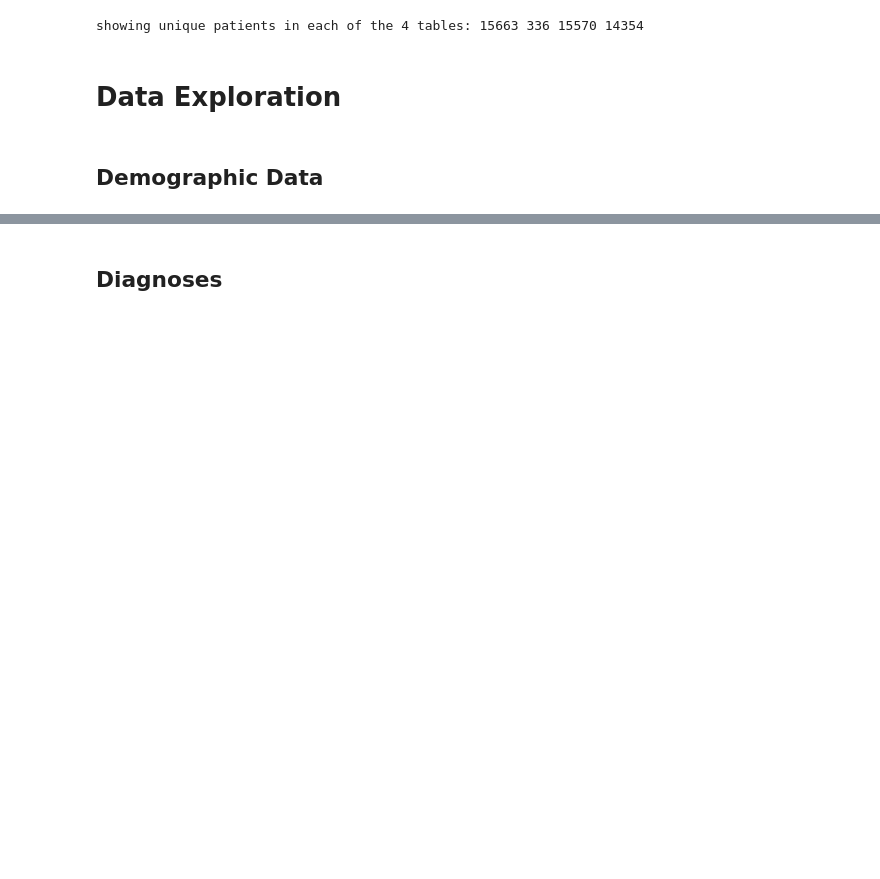
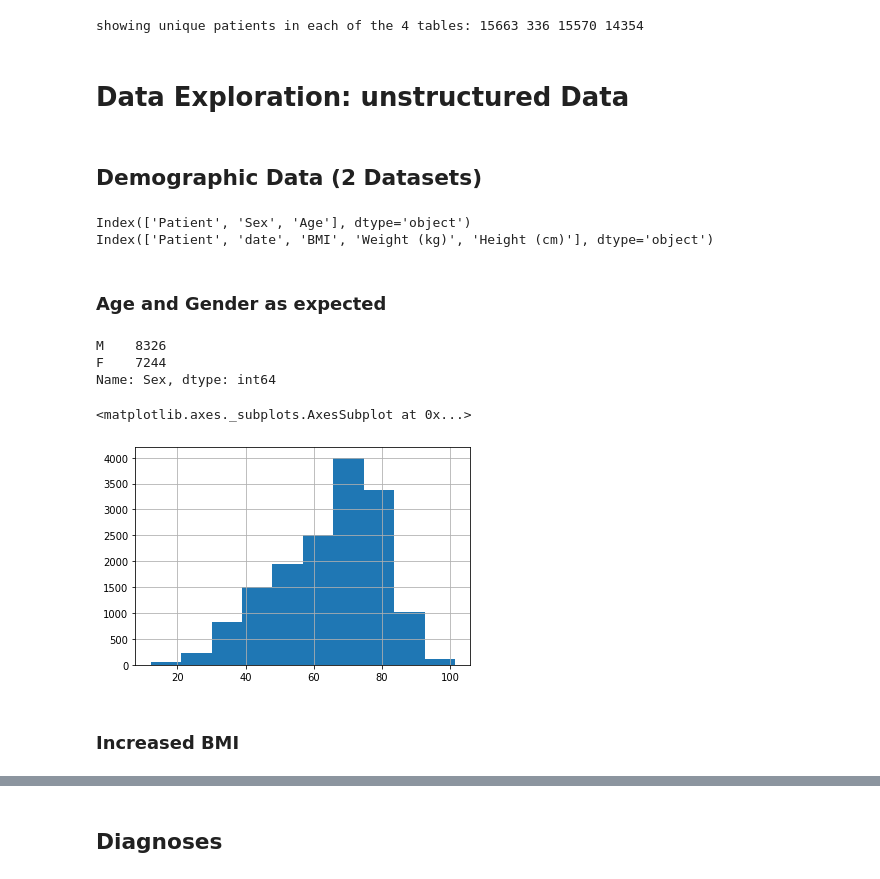
Before and after one commit to bsenst/LoopOfHenle, a Jupyter notebook: DataExploration.ipynb, the cells around one changed output, grey strips where cells are left out. Drawn from its saved outputs; the diff is of its cells as text; code cells hidden in the pictures; blank space fills up the shorter version.

```diff
--- a/DataExploration.ipynb
+++ b/DataExploration.ipynb
@@ -91,6 +93,27 @@ print(dgs.Patient.nunique(), lab.Patient.nunique(), demogr.Patient.nunique(), de
 # %% [output]
 showing unique patients in each of the 4 tables: 15663 336 15570 14354
 # %% [markdown]
-# Data Exploration
+# Data Exploration: unstructured Data
 # %% [markdown]
-## Demographic Data
+## Demographic Data (2 Datasets)
+# %%
+print(demogr.columns)
+print(demogr2.columns)
+# %% [output]
+Index(['Patient', 'Sex', 'Age'], dtype='object')
+Index(['Patient', 'date', 'BMI', 'Weight (kg)', 'Height (cm)'], dtype='object')
+# %% [markdown]
+### Age and Gender as expected
+# %%
+demogr.Sex.value_counts()
+# %% [output]
+M    8326
+F    7244
+Name: Sex, dtype: int64
+# %%
+demogr.Age.hist()
+# %% [output]
+<matplotlib.axes._subplots.AxesSubplot at 0x...>
+[figure, added]
+# %% [markdown]
+### Increased BMI
```
Also changed, not shown: parts of 30 cells of this notebook.
